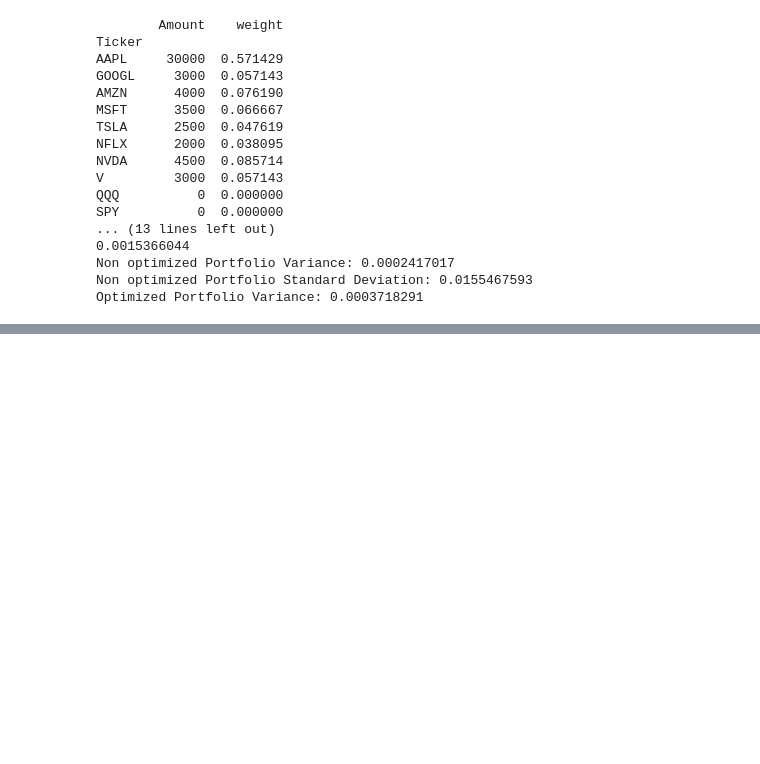
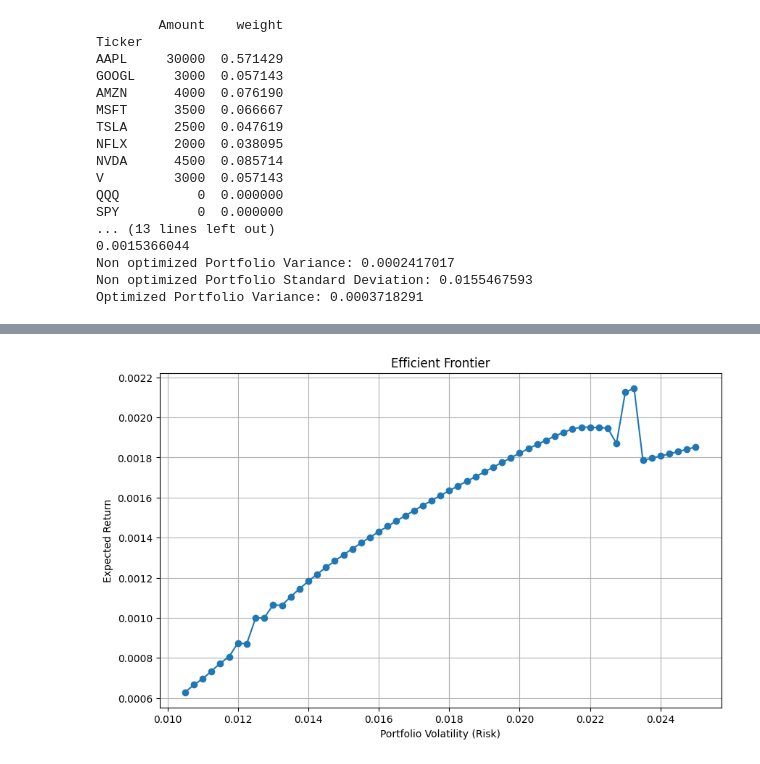
Before and after one commit to eloibernier/Portfolio_Optimization_Sturturing, a Jupyter notebook: InvestmentPortfolioAI/notebooks/DescriptiveAnalysisPortfoli.ipynb_checkpoints/Markowitz_Analysis.ipynb, the cells around one changed output, grey strips where cells are left out. Saved outputs shown, nothing was run; the diff lists cells and outputs as text; code cells hidden in the pictures; blank space fills up the shorter version.

```diff
--- a/InvestmentPortfolioAI/notebooks/DescriptiveAnalysisPortfoli.ipynb_checkpoints/Markowitz_Analysis.ipynb
+++ b/InvestmentPortfolioAI/notebooks/DescriptiveAnalysisPortfoli.ipynb_checkpoints/Markowitz_Analysis.ipynb
@@ -175,7 +177,7 @@ from scipy.optimize import minimize
 mu = AverageDailyReturns.values           # Expected returns, shape (n_assets,)
 cov = DailyReturns.cov().values           # Covariance matrix, shape (n_assets, n_assets)
 n_assets = len(mu)
-target_volatility = 0.015               # Example: 1.5% daily std dev
+target_volatility = 0.025               # Example: 1.5% daily std dev
 
 # Objective: maximize return (minimize negative return)
 def neg_portfolio_return(weights):
@@ -223,0 +293,20 @@ Portfolio volatility: 0.01500000251413884
+# %%
+import pandas as pd
+
+# Create DataFrame for efficient frontier
+efficient_frontier_df = pd.DataFrame({
+    'Volatility': volatility_list,
+    'Return': returns_list
+})
+
+import matplotlib.pyplot as plt
+
+plt.figure(figsize=(10, 6))
+plt.plot(efficient_frontier_df['Volatility'], efficient_frontier_df['Return'], marker='o', linestyle='-')
+plt.xlabel('Portfolio Volatility (Risk)')
+plt.ylabel('Expected Return')
+plt.title('Efficient Frontier')
+plt.grid(True)
+plt.show()
+# %% [output]
+[figure, added]
```
Also changed, not shown: parts of 4 cells of this notebook, 8 other files.
